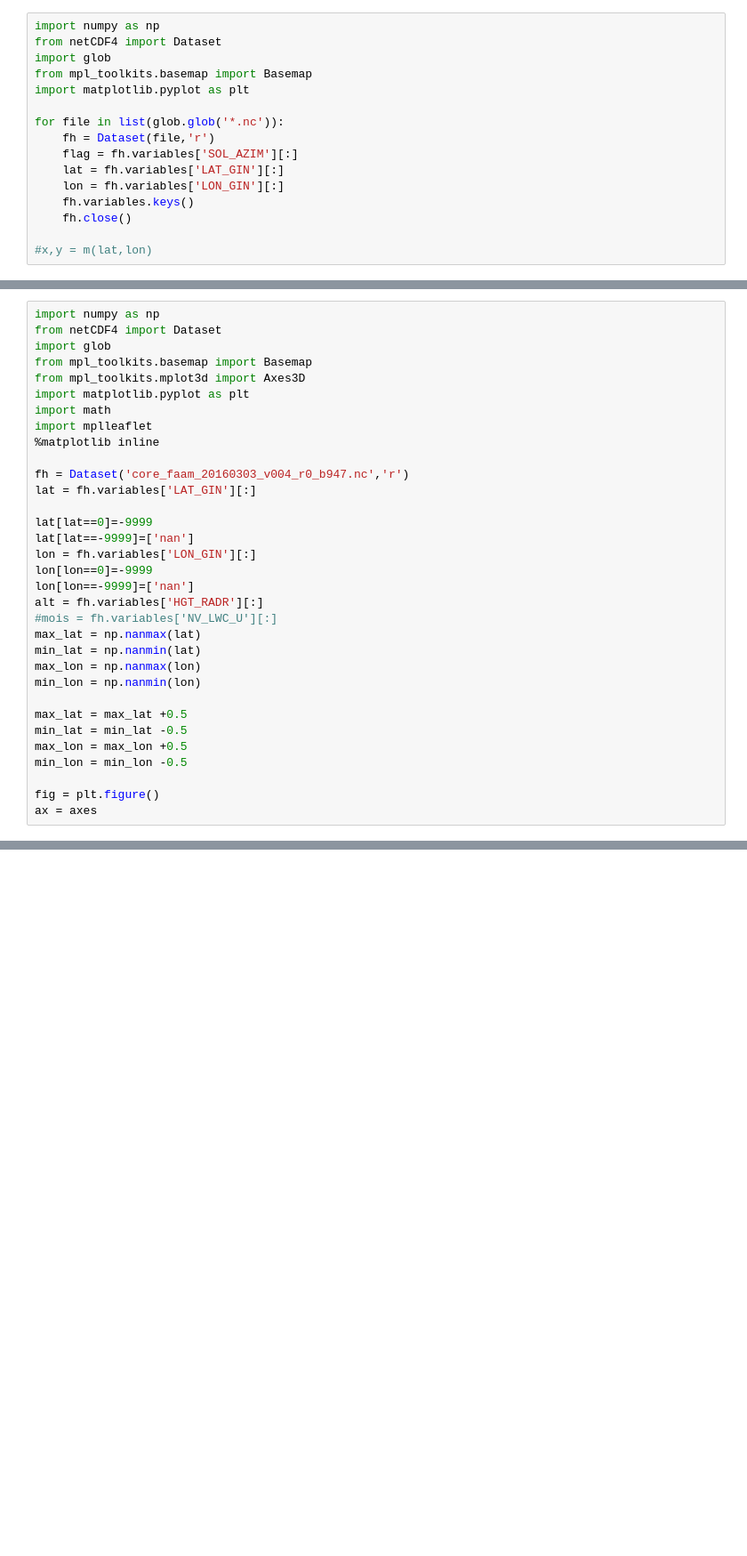
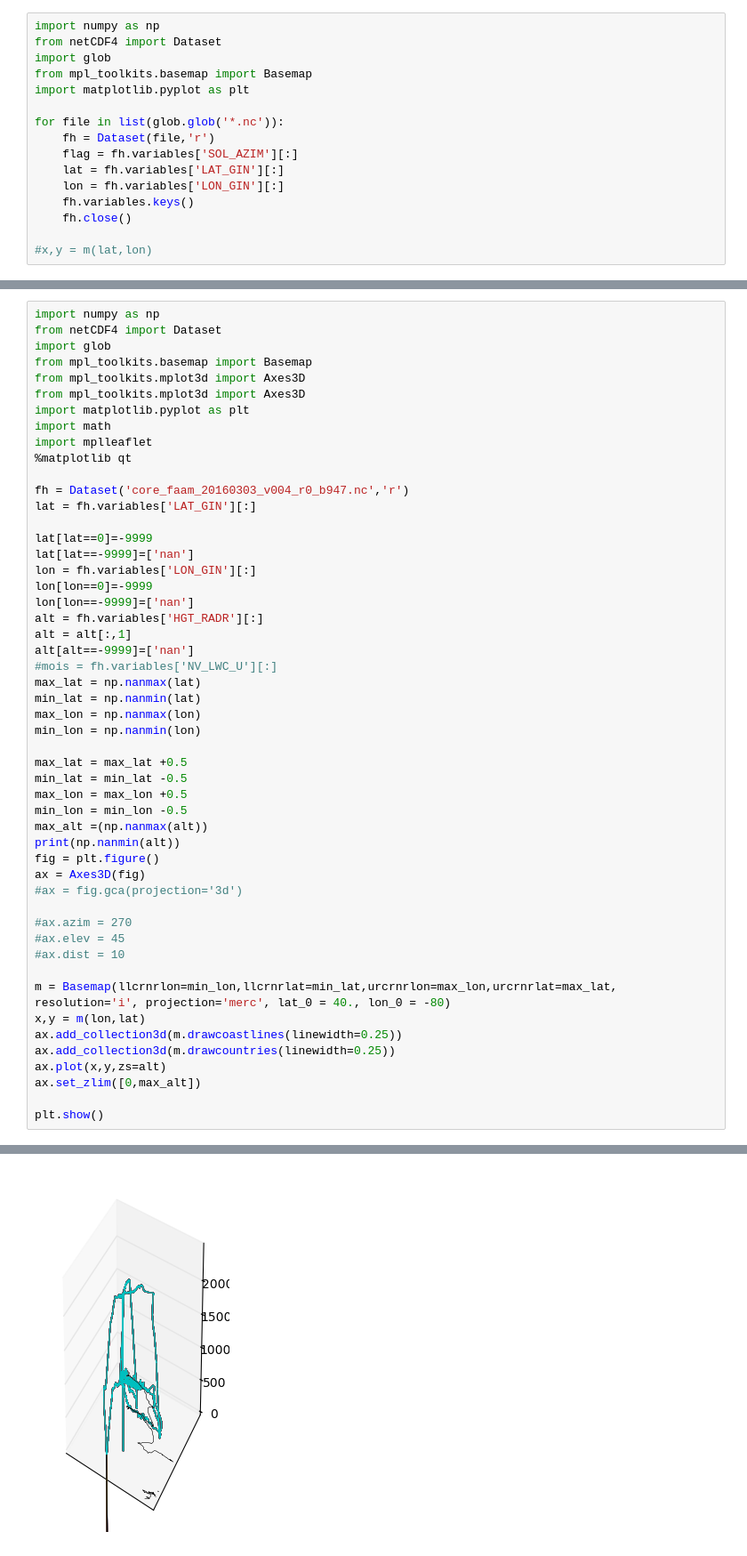
Before and after one commit to hannahannahannah/netcdf_project, a Jupyter notebook: day3-hack-day.ipynb, the cells around one changed output, grey strips where cells are left out. Shown: that part at 89% size. Cells and saved outputs as stored; diff of their text form; blank space fills up the shorter version.

```diff
--- a/day3-hack-day.ipynb
+++ b/day3-hack-day.ipynb
@@ -75,10 +75,11 @@ from netCDF4 import Dataset
 import glob
 from mpl_toolkits.basemap import Basemap
 from mpl_toolkits.mplot3d import Axes3D
+from mpl_toolkits.mplot3d import Axes3D
 import matplotlib.pyplot as plt
 import math
 import mplleaflet
-%matplotlib inline
+%matplotlib qt
 
 fh = Dataset('core_faam_20160303_v004_r0_b947.nc','r')
 lat = fh.variables['LAT_GIN'][:]
@@ -89,6 +90,8 @@ lon = fh.variables['LON_GIN'][:]
 lon[lon==0]=-9999
 lon[lon==-9999]=['nan']
 alt = fh.variables['HGT_RADR'][:]
+alt = alt[:,1]
+alt[alt==-9999]=['nan']
 #mois = fh.variables['NV_LWC_U'][:]
 max_lat = np.nanmax(lat)
 min_lat = np.nanmin(lat)
@@ -99,9 +102,24 @@ max_lat = max_lat +0.5
 min_lat = min_lat -0.5
 max_lon = max_lon +0.5
 min_lon = min_lon -0.5
+max_alt =(np.nanmax(alt))
+print(np.nanmin(alt))
+fig = plt.figure()
+ax = Axes3D(fig)
+#ax = fig.gca(projection='3d')
 
-fig = plt.figure()
-ax = axes
+#ax.azim = 270
+#ax.elev = 45
+#ax.dist = 10
+
+m = Basemap(llcrnrlon=min_lon,llcrnrlat=min_lat,urcrnrlon=max_lon,urcrnrlat=max_lat, resolution='i', projection='merc', lat_0 = 40., lon_0 = -80)
+x,y = m(lon,lat)
+ax.add_collection3d(m.drawcoastlines(linewidth=0.25))
+ax.add_collection3d(m.drawcountries(linewidth=0.25))
+ax.plot(x,y,zs=alt)
+ax.set_zlim([0,max_alt])
+
+plt.show()
 # %% [output]
 Check the NumPy 1.11 release notes for more information.
 Check the NumPy 1.11 release notes for more information.
@@ -107,0 +128 @@ Check the NumPy 1.11 release notes for more information.
+[figure, added]
```
Also changed, not shown: parts of 2 cells of this notebook.
